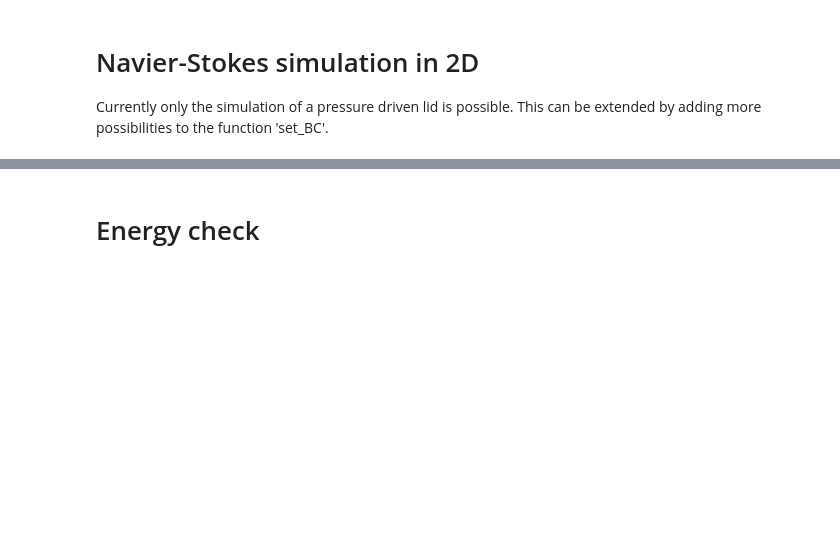
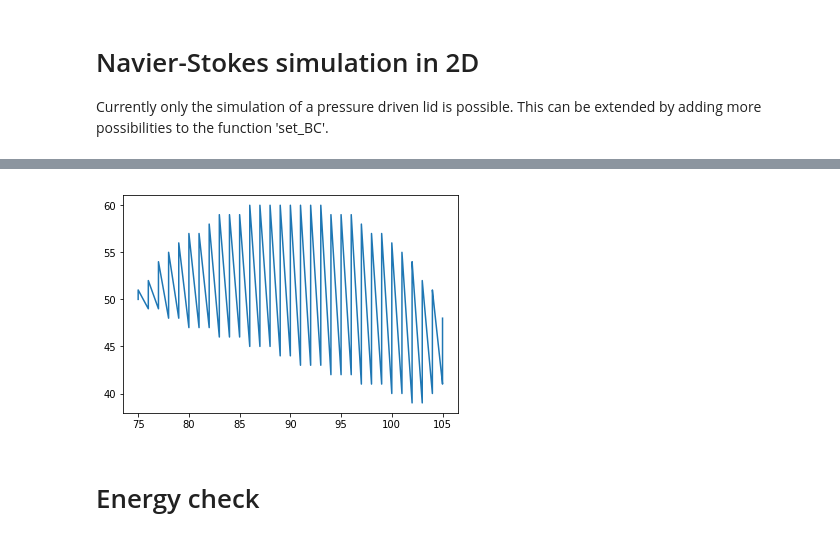
Before and after one commit to VHeusinkveld/2D_Incompressible_NV_Solver-CP4, a Jupyter notebook: Execute_simulation.ipynb, the cells around one changed output, grey strips where cells are left out. Cells and saved outputs as stored; diff of their text form; code cells hidden in the pictures; blank space fills up the shorter version.

```diff
--- a/Execute_simulation.ipynb
+++ b/Execute_simulation.ipynb
@@ -88,3 +108,9 @@ plt.show()
+# %%
+hoi = object_boundary(obj.cgrid)
+plt.plot(hoi[0], hoi[1], '-')
+plt.show()
+# %% [output]
+[figure, added]
 # %% [markdown]
 # Energy check
 # %%
```
Also changed, not shown: parts of 4 cells of this notebook, 2 other files.
